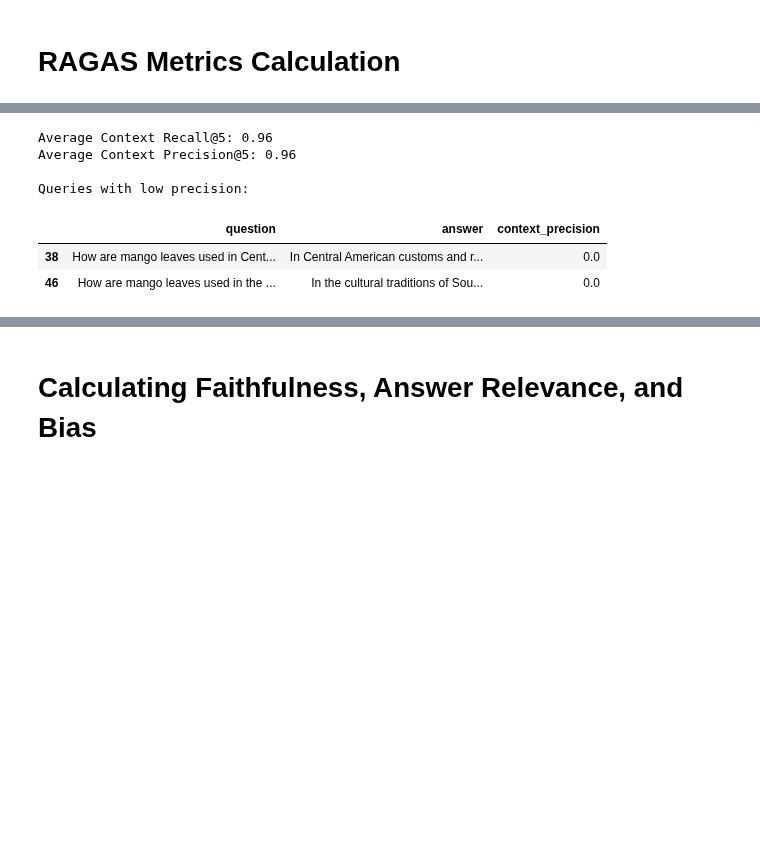
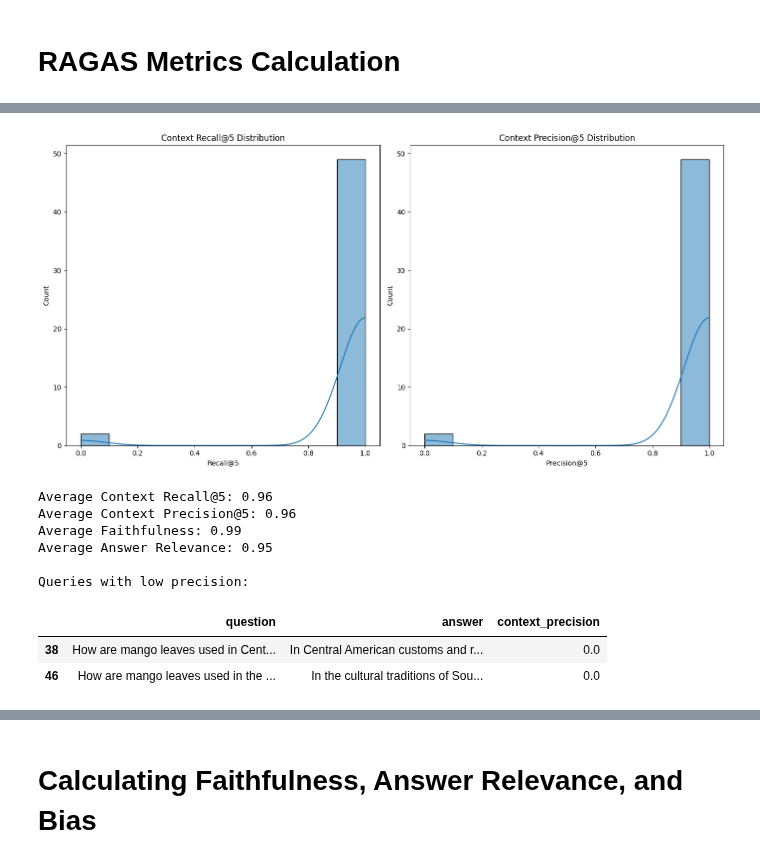
Before and after one commit to udacity/measuring-impact-mitigating-bias-lesson, a Jupyter notebook: Exercise2-fairness-evaluation-report/solution/mangobot_fer.ipynb, the cells around one changed output, grey strips where cells are left out. Cells and saved outputs as stored; diff of their text form; code cells hidden in the pictures; blank space fills up the shorter version.

```diff
--- a/Exercise2-fairness-evaluation-report/solution/mangobot_fer.ipynb
+++ b/Exercise2-fairness-evaluation-report/solution/mangobot_fer.ipynb
@@ -77,19 +97,24 @@ display(dataset.to_pandas().head())
 # RAGAS Metrics Calculation
 # %%
 #@title Metrics calcs for retrieved context recall and precision
+
 def calculate_ragas_metrics(dataset):
     try:
         recall_score = evaluate(dataset, metrics=[context_recall])
         precision_score = evaluate(dataset, metrics=[context_precision])
+        faithfulness_score = evaluate(dataset, metrics=[faithfulness])
+        relevance_score = evaluate(dataset, metrics=[answer_relevancy])
 
         recall_df = recall_score.to_pandas()
         precision_df = precision_score.to_pandas()
+        faithfulness_df = faithfulness_score.to_pandas()
+        relevance_df = relevance_score.to_pandas()
 
-        return recall_df, precision_df
+        return recall_df, precision_df, faithfulness_df, relevance_df
     except Exception as e:
         print(f"Error calculating RAGAS metrics: {e}")
-        return None, None
+        return None, None, None, None
 
 # Calculate metrics
-recall_df, precision_df = calculate_ragas_metrics(dataset)
+recall_df, precision_df, faithfulness_df, relevance_df = calculate_ragas_metrics(dataset)
 # %% [markdown]
@@ -157,33 +122,52 @@ else:
+# %%
+def plot_ragas_metrics(recall_df, precision_df):
+    plt.figure(figsize=(14, 7))
+
+    # Plot context recall
+    plt.subplot(1, 2, 1)
+    sns.histplot(recall_df['context_recall'], bins=10, kde=True)
+    plt.title('Context Recall@5 Distribution')
+    plt.xlabel('Recall@5')
+
+    # Plot context precision
+    plt.subplot(1, 2, 2)
+    sns.histplot(precision_df['context_precision'], bins=10, kde=True)
+    plt.title('Context Precision@5 Distribution')
+    plt.xlabel('Precision@5')
+
+    plt.tight_layout()
+    plt.show()
+
+# Call the function to plot RAGAS metrics
+plot_ragas_metrics(recall_df, precision_df)
+# %% [output]
+[figure, added]
 # %%
-#@title Summarizing Our RAGAS Results
+#@title Summarized RAGAS Results
 
-
-def summarize_ragas_results(recall_df, precision_df):
-    """
-    Summarize and analyze the RAGAS metrics results.
-    Args:
-        recall_df (DataFrame): DataFrame containing recall scores.
-        precision_df (DataFrame): DataFrame containing precision scores.
-    """
-    # Calculate average scores
+def summarize_ragas_results(recall_df, precision_df, faithfulness_df, relevance_df):
     avg_recall = recall_df['context_recall'].mean()
     avg_precision = precision_df['context_precision'].mean()
+    avg_faithfulness = faithfulness_df['faithfulness'].mean()
+    avg_relevance = relevance_df['answer_relevancy'].mean()
 
-    # Display the summary
     print(f"Average Context Recall@5: {avg_recall:.2f}")
     print(f"Average Context Precision@5: {avg_precision:.2f}")
+    print(f"Average Faithfulness: {avg_faithfulness:.2f}")
+    print(f"Average Answer Relevance: {avg_relevance:.2f}")
 
-    # Identify queries with low precision
     low_precision_queries = precision_df[precision_df['context_precision'] < 0.5]
     if not low_precision_queries.empty:
         print("\nQueries with low precision:")
         display(low_precision_queries[['question', 'answer', 'context_precision']])
 
-# Call the function to summarize RAGAS results
-summarize_ragas_results(recall_df, precision_df)
+# RAGAS results
+summarize_ragas_results(recall_df, precision_df, faithfulness_df, relevance_df)
 # %% [output]
 Average Context Recall@5: 0.96
 Average Context Precision@5: 0.96
+Average Faithfulness: 0.99
+Average Answer Relevance: 0.95
 
 Queries with low precision:
 |  | question | answer | context_precision |
```
Also changed, not shown: parts of 11 cells of this notebook.
